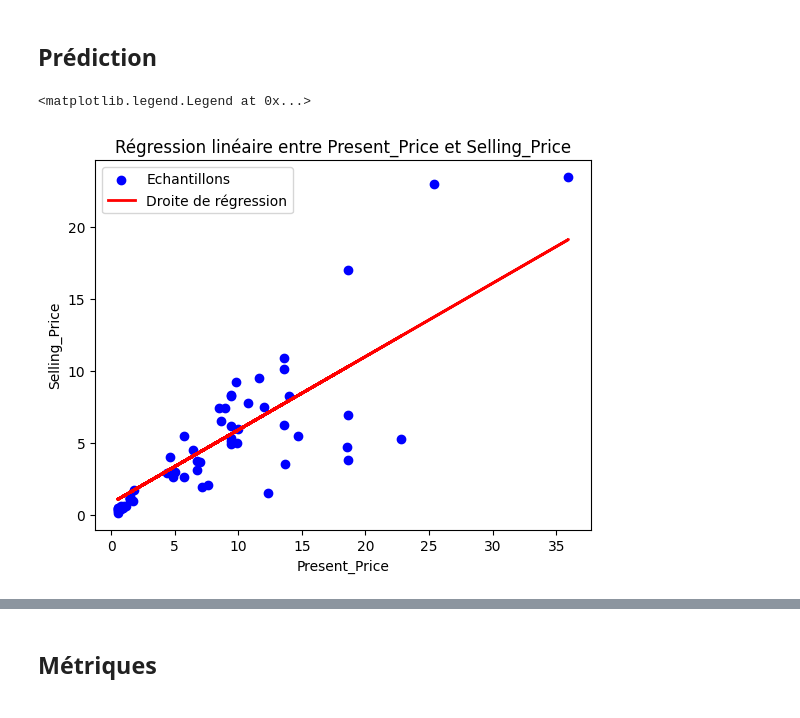
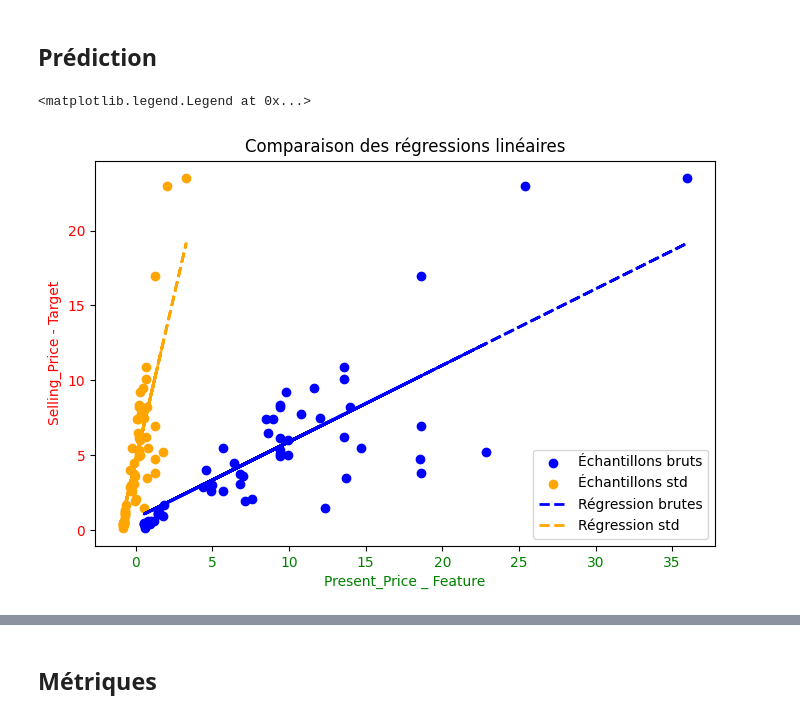
Before and after one commit to bruno-coulet/new-car, a Jupyter notebook: RL_univariee.ipynb, the cells around one changed output, grey strips where cells are left out. Saved outputs shown, nothing was run; the diff lists cells and outputs as text; code cells hidden in the pictures.

```diff
--- a/RL_univariee.ipynb
+++ b/RL_univariee.ipynb
@@ -45,22 +66,20 @@ df_standardized = df[['Car_Age', 'Selling_Price_Std', 'Present_Price_Std','Kms_S
 # %% [markdown]
 ## Selection de la variable explicative et de la variable à expliquer
 # %%
-# features
+# features BRUT et STANDARDISE
 X = df_filtered[['Present_Price']]
-
 X_std = df_standardized[['Present_Price_Std']]
 
 # Target
 y = df_filtered["Selling_Price"]
-
-y_std = df_standardized["Selling_Price_Std"]
+y_std = df_standardized["Selling_Price"]
 # %% [markdown]
 ## Division du dataset : jeu d'entrainement, jeu de test
 # %%
-# Jeu d'entraînement et de test
+# Jeu d'entraînement et de test BRUT
 X_train, X_test, y_train, y_test = train_test_split(X, y, test_size=0.2, random_state=42)
-
-X_std_train, X_std_test, y_std_train, y_std_test = train_test_split(X, y, test_size=0.2, random_state=42)
+# Jeu d'entraînement et de test STANDARDISE
+X_std_train, X_std_test, y_std_train, y_std_test = train_test_split(X_std, y_std, test_size=0.2, random_state=42)
 # %% [markdown]
 ## Entrainement du modèle
 # %%
@@ -75,17 +97,30 @@ LinearRegression()
 # %% [markdown]
 ## Prédiction
 # %%
-# Prédictions sur le set de test
+# Prédictions BRUT
 y_pred = lin_reg.predict(X_test)
-
-y_std_pred = lin_reg.predict(X_std_test)
+# Prédictions STANDARDISE
+y_std_pred = lin_reg_std.predict(X_std_test)
 # %%
-plt.scatter(X_test, y_test, color='blue', label="Echantillons")
-plt.plot(X_test, y_pred, color='red', linewidth=2, label="Droite de régression")
-plt.xlabel("Present_Price")
-plt.ylabel("Selling_Price")
-plt.title("Régression linéaire entre Present_Price et Selling_Price")
+plt.figure(figsize=(8, 5))
+
+# Jeu de test
+plt.scatter(X_test, y_test, color='blue', label="Échantillons bruts")
+plt.scatter(X_std_test, y_std_test, color='orange', label="Échantillons std")
+
+# Droite de régression BRUT
+plt.plot(X_test, y_pred, '--', color='blue', linewidth=2, label="Régression brutes")
+
+# Droite de régression STANDARDISE
+plt.plot(X_std_test, y_std_pred, '--', color='orange', linewidth=2, label="Régression std")
+
+# Labels et titre
+plt.xlabel("Present_Price _ Feature", color="green")
+plt.xticks(color="green")
+plt.ylabel("Selling_Price - Target", color="red")
+plt.yticks(color="red")
+plt.title("Comparaison des régressions linéaires")
 plt.legend()
 # %% [output]
 <matplotlib.legend.Legend at 0x...>
-[figure, old version]
+[figure, new version]
```
Also changed, not shown: parts of 6 cells of this notebook, 3 other files.
